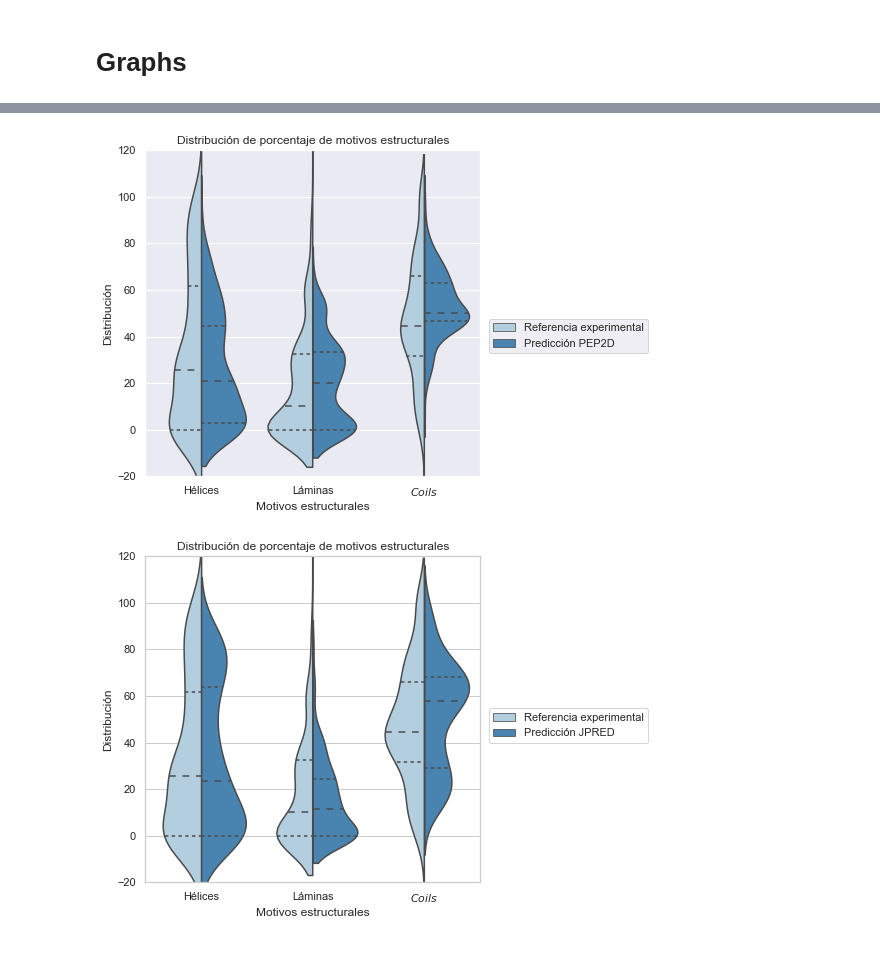
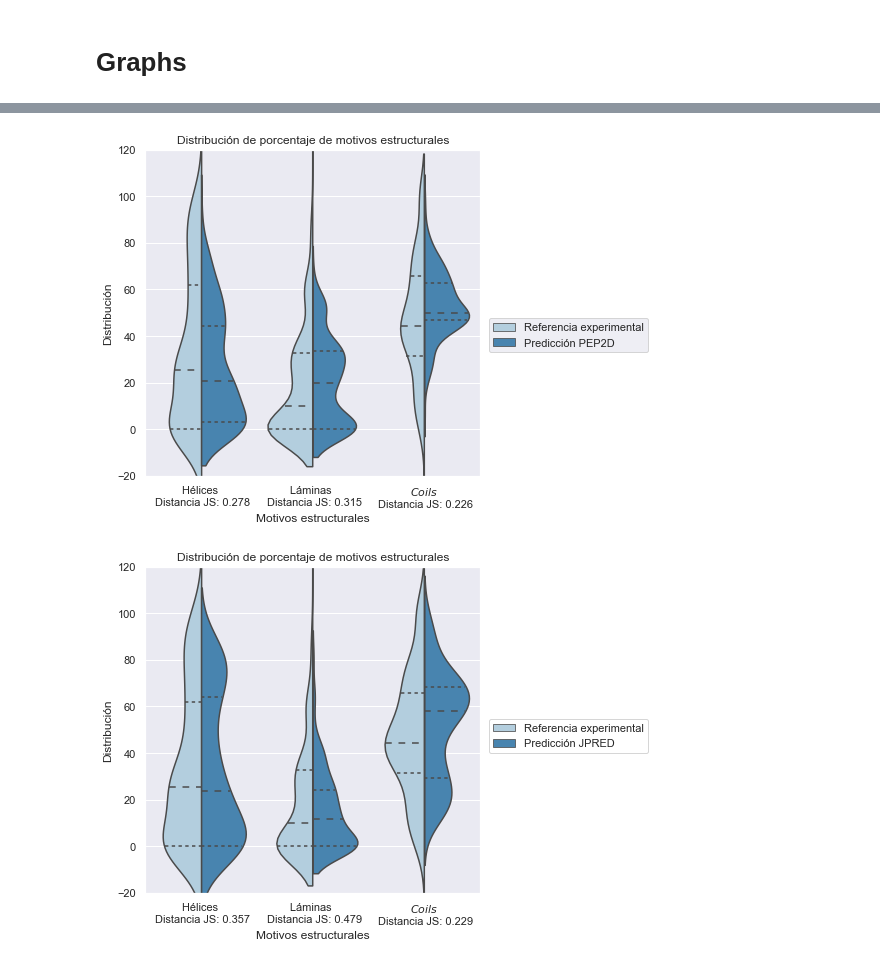
Before and after one commit to DanielAldas/AuditingBias, a Jupyter notebook: benchmark.ipynb, the cells around one changed output, grey strips where cells are left out. Saved outputs shown, nothing was run; the diff lists cells and outputs as text; code cells hidden in the pictures.

```diff
--- a/benchmark.ipynb
+++ b/benchmark.ipynb
@@ -74,3 +67,5 @@ jpred_oneid_df.to_csv('./pdb/jpred/oneid_prc.csv')
 # %%
 phyre_oneid_df=pd.read_csv('./pdb/phyre/oneid_prc.csv', index_col=0)
 jpred_oneid_df=pd.read_csv('./pdb/jpred/oneid_prc.csv', index_col=0)
+# %%
+pdbe_oneid=pd.read_csv('./pdb/pdbe/oneid_pdbe.csv')
@@ -81,0 +85,21 @@ def kl_divergence(p, q):
+# %%
+def list_to_array(df,column):
+    your_list=df[column].tolist()
+    your_list=asarray([round(i/100,4) for i in your_list])
+    return your_list
+# %%
+jpredhelix=list_to_array(df=jpred_oneid_df, column='helix%')
+jpredstrand=list_to_array(df=jpred_oneid_df, column='strand%')
+jpredcoil=list_to_array(df=jpred_oneid_df, column='coil%')
+
+phyrehelix=list_to_array(df=phyre_oneid_df, column='helix%')
+phyrestrand=list_to_array(df=phyre_oneid_df, column='strand%')
+phyrecoil=list_to_array(df=phyre_oneid_df, column='coil%')
+
+pep2dhelix=list_to_array(df=pep2d_oneid, column='helix%')
+pep2dstrand=list_to_array(df=pep2d_oneid, column='sheet%')
+pep2dcoil=list_to_array(df=pep2d_oneid, column='coil%')
+
+pdbehelix=list_to_array(df=pdbe_oneid, column='helix%')
+pdbestrand=list_to_array(df=pdbe_oneid, column='strand%')
+pdbecoil=list_to_array(df=pdbe_oneid, column='coil%')
@@ -81,0 +112,12 @@ def kl_divergence(p, q):
+# %%
+js_jpred_helix=jensenshannon(p=pdbehelix, q=jpredhelix, base=2)
+js_jpred_strand=jensenshannon(p=pdbestrand, q=jpredstrand, base=2)
+js_jpred_coil=jensenshannon(p=pdbecoil, q=jpredcoil, base=2)
+
+js_phyre_helix=jensenshannon(p=pdbehelix, q=phyrehelix, base=2)
+js_phyre_strand=jensenshannon(p=pdbestrand, q=phyrestrand, base=2)
+js_phyre_coil=jensenshannon(p=pdbecoil, q=phyrecoil, base=2)
+
+js_pep2d_helix=jensenshannon(p=pdbehelix, q=pep2dhelix, base=2)
+js_pep2d_strand=jensenshannon(p=pdbestrand, q=pep2dstrand, base=2)
+js_pep2d_coil=jensenshannon(p=pdbecoil, q=pep2dcoil, base=2)
@@ -88,17 +155,18 @@ pdb_phyre=pd.read_csv('./pdb/benchmark/pdb_phyre.csv')
 # %%
 fig=plt.gcf()
 fig.set_size_inches(6,6)
 g=sns.violinplot(data=pdb_pep2d, y="percentage", x='motif', hue='type', split=True, inner='quartile', palette='Blues')
 g.set(ylim=(-20,120))
 plt.title('Distribución de porcentaje de motivos estructurales')
 plt.xlabel('Motivos estructurales')
 plt.ylabel('Distribución')
 sns.set_theme(style="darkgrid")
 g.legend(handles=g.legend_.legendHandles, labels=['Referencia experimental', 'Predicción PEP2D'], bbox_to_anchor=(1.01, 0.5))
-g.set_xticklabels(['Hélices', 'Láminas', "$\it{Coils}$"])
+g.set_xticklabels(['Hélices \n Distancia JS: %.3f' % js_pep2d_helix, 'Láminas \n Distancia JS: %.3f' % js_pep2d_strand, '$\it{Coils}$ \n Distancia JS: %.3f' % js_pep2d_coil])
 plt.show()
+fig.savefig('PEPD2D_bench.pdf', bbox_inches='tight')
 # %% [output]
-[figure, old version]
+[figure, new version]
 # %%
 fig=plt.gcf()
 fig.set_size_inches(6,6)
@@ -109,10 +177,11 @@ plt.xlabel('Motivos estructurales')
 plt.ylabel('Distribución')
 sns.set_theme(style="whitegrid")
 g.legend(handles=g.legend_.legendHandles, labels=['Referencia experimental', 'Predicción JPRED'], bbox_to_anchor=(1.01, 0.55))
-g.set_xticklabels(['Hélices', 'Láminas', "$\it{Coils}$"])
+g.set_xticklabels(['Hélices \n Distancia JS: %.3f' % js_jpred_helix, 'Láminas \n Distancia JS: %.3f' % js_jpred_strand, '$\it{Coils}$ \n Distancia JS: %.3f' % js_jpred_coil])
 plt.show()
+fig.savefig('JPRED_bench.pdf', bbox_inches='tight')
 # %% [output]
-[figure, old version]
+[figure, new version]
 # %%
 fig=plt.gcf()
 fig.set_size_inches(6,6)
```
Also changed, not shown: parts of 37 cells of this notebook, 9 other files.
